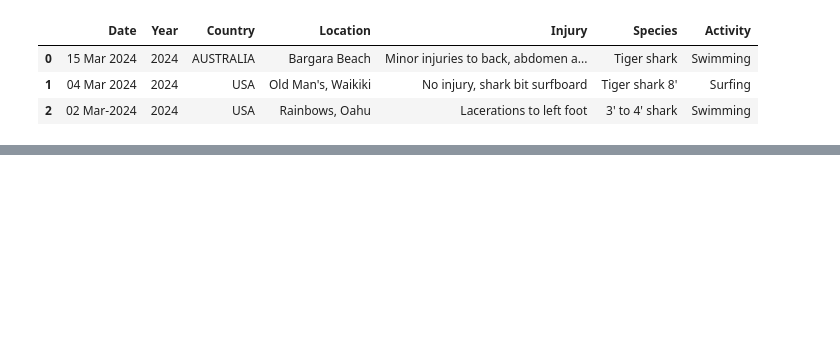
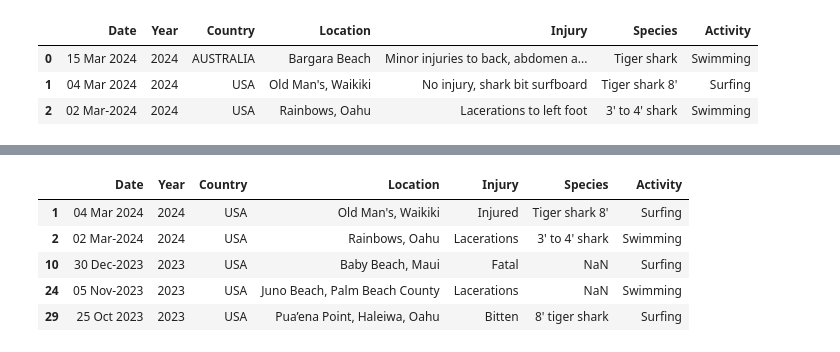
Before and after one commit to RosaEvasari/SharkAttack, a Jupyter notebook: sharkAttack.ipynb, the cells around one changed output, grey strips where cells are left out. Drawn from its saved outputs; the diff is of its cells as text; code cells hidden in the pictures; blank space fills up the shorter version.

```diff
--- a/sharkAttack.ipynb
+++ b/sharkAttack.ipynb
@@ -150,0 +227,13 @@ Name: Injury, dtype: int64
+# %%
+# only consider incidents in USA
+
+df_usa = df.loc[df['Country'] == 'USA']
+
+df_usa.head()
+# %% [output]
+|  | Date | Year | Country | Location | Injury | Species | Activity |
+| 1 | 04 Mar 2024 | 2024 | USA | Old Man's, Waikiki | Injured | Tiger shark 8' | Surfing |
+| 2 | 02 Mar-2024 | 2024 | USA | Rainbows, Oahu | Lacerations | 3' to 4' shark | Swimming |
+| 10 | 30 Dec-2023 | 2023 | USA | Baby Beach, Maui | Fatal | NaN | Surfing |
+| 24 | 05 Nov-2023 | 2023 | USA | Juno Beach, Palm Beach County | Lacerations | NaN | Swimming |
+| 29 | 25 Oct 2023 | 2023 | USA | Pua’ena Point, Haleiwa, Oahu | Bitten | 8' tiger shark | Surfing |
```
Also changed, not shown: parts of 21 cells of this notebook.
